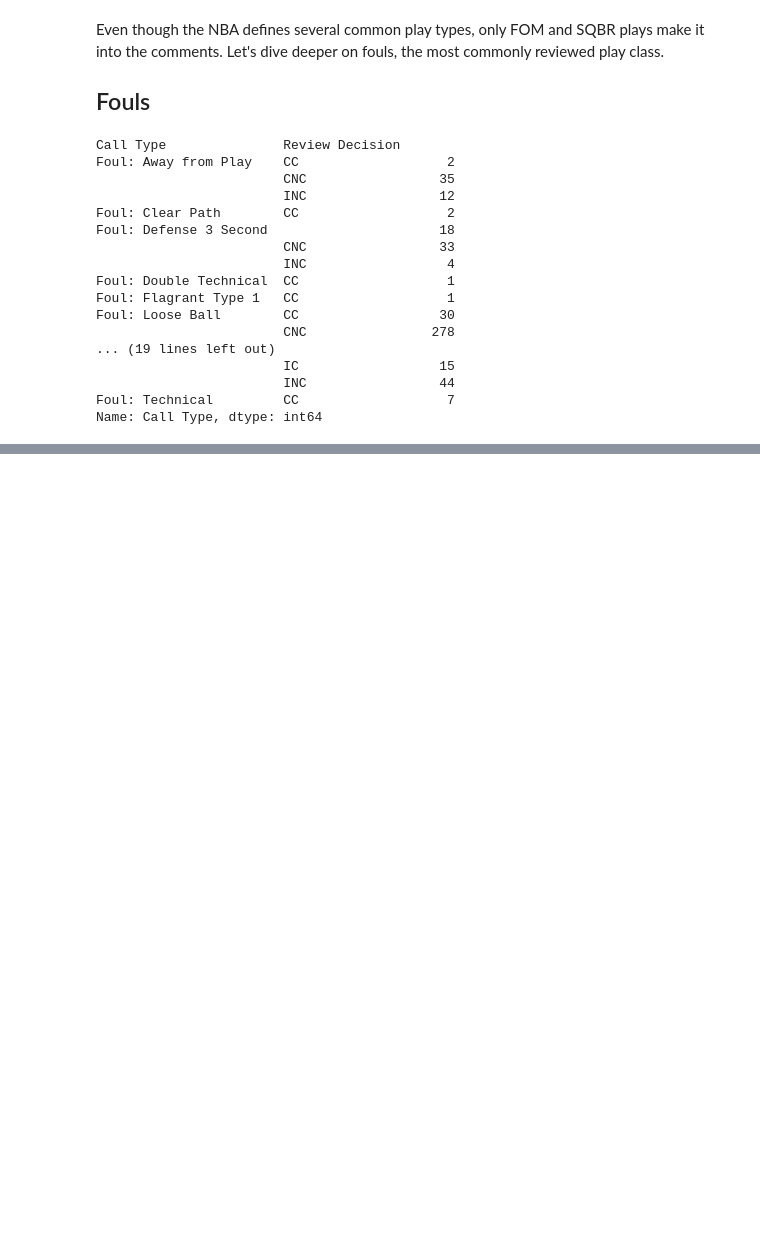
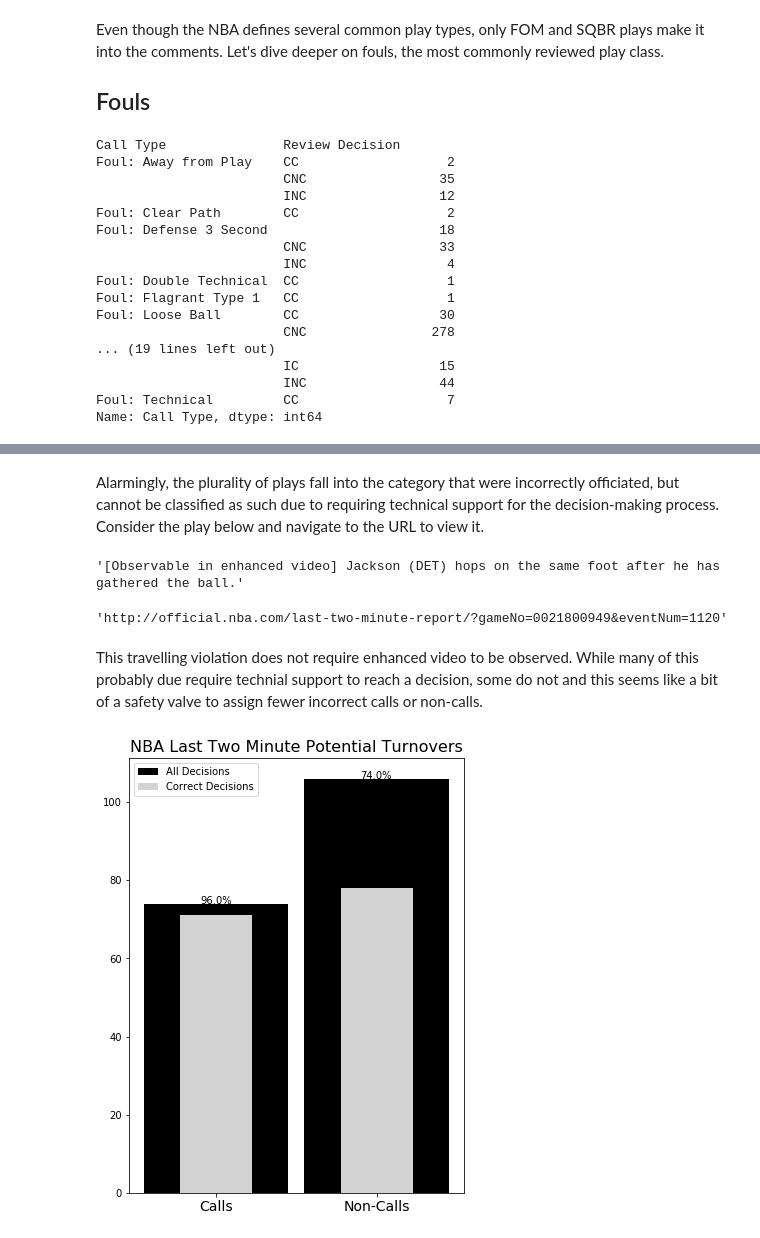
Before and after one commit to basketballrelativity/l2m, a Jupyter notebook: l2m.ipynb, the cells around one changed output, grey strips where cells are left out. Saved outputs shown, nothing was run; the diff lists cells and outputs as text; code cells hidden in the pictures; blank space fills up the shorter version.

```diff
--- a/l2m.ipynb
+++ b/l2m.ipynb
@@ -186,0 +276,3 @@ Name: Call Type, dtype: int64
+# %%
+to_df = l2m_df[l2m_df['Call Class']=='Turnover']
+to_df.groupby(['Call Type', 'Review Decision'])['Call Type'].count()
@@ -186,0 +297,3 @@ Name: Call Type, dtype: int64
+# %%
+type_df = pd.DataFrame(to_df.groupby('Review Decision')['Review Decision'].aggregate(['count'])).reset_index()
+type_df
@@ -186,0 +307,60 @@ Name: Call Type, dtype: int64
+# %% [markdown]
+Alarmingly, the plurality of plays fall into the category that were incorrectly officiated, but cannot be classified as such due to requiring technical support for the decision-making process. Consider the play below and navigate to the URL to view it.
+# %%
+to_df[to_df['Review Decision']==' ']['Comment'].iloc[50]
+# %% [output]
+'[Observable in enhanced video] Jackson (DET) hops on the same foot after he has gathered the ball.'
+# %%
+to_df[to_df['Review Decision']==' ']['Video'].iloc[50]
+# %% [output]
+'http://official.nba.com/last-two-minute-report/?gameNo=0021800949&eventNum=1120'
+# %% [markdown]
+This travelling violation does not require enhanced video to be observed. While many of this probably due require technial support to reach a decision, some do not and this seems like a bit of a safety valve to assign fewer incorrect calls or non-calls.
+# %%
+call_accuracy = (type_df[type_df['Review Decision']=='CC']['count'].iloc[0] /
+    (type_df[type_df['Review Decision']=='CC']['count'].iloc[0] + type_df[type_df['Review Decision']=='IC']['count'].iloc[0]))
+call_count = type_df[type_df['Review Decision']=='CC']['count'].iloc[0]
+call_sum = type_df[type_df['Review Decision']=='IC']['count'].iloc[0] + call_count
+
+noncall_accuracy = (type_df[type_df['Review Decision']=='CNC']['count'].iloc[0] /
+    (type_df[type_df['Review Decision']=='CNC']['count'].iloc[0] + type_df[type_df['Review Decision']=='INC']['count'].iloc[0]))
+noncall_count = type_df[type_df['Review Decision']=='CNC']['count'].iloc[0]
+noncall_sum = type_df[type_df['Review Decision']=='INC']['count'].iloc[0] + noncall_count
+# %%
+fig = plt.figure(figsize=(6, 8))
+
+axis = fig.add_axes()
+
+bar_width_po = 0.9
+bar_width_league = 0.45
+
+# Adjusting the vertical locations of the horizontal bars to match with the axis tick labels
+hort_locations = np.arange(2)
+#hort_locations = [x + bar_height_po/2 for x in vert_locations]
+
+axis = fig.add_axes()
+
+plt.bar(x=hort_locations,
+        height=[call_sum, noncall_sum], width=bar_width_po,
+        color='black', label = 'All Decisions')
+plt.bar(x=hort_locations,
+        height=[call_count, noncall_count], width=bar_width_league,
+        color='lightgray', label = 'Correct Decisions')
+
+count = 0
+for perc, chal in zip([call_accuracy, noncall_accuracy], [call_sum, noncall_sum]):
+    plt.text(count-0.1, chal + 0.1, str(round(perc*100)) + '%')
+    count += 1
+
+plt.xticks(range(0, 2),
+           ['Calls', 'Non-Calls'],
+           rotation=0, fontsize=14)
+
+# plt.yticks(np.arange(0, max([call_sum, noncall_sum]) + 1, step=5))
+# for x in np.arange(0, max([call_sum, noncall_sum]) + 1, step=10):
+#     plt.axhline(x, linestyle='--', color='gray')
+plt.title("NBA Last Two Minute Potential Turnovers", fontsize=16)
+plt.legend(loc='upper left')
+plt.show()
+# %% [output]
+[figure, added]
```
Also changed, not shown: parts of 11 cells of this notebook.
